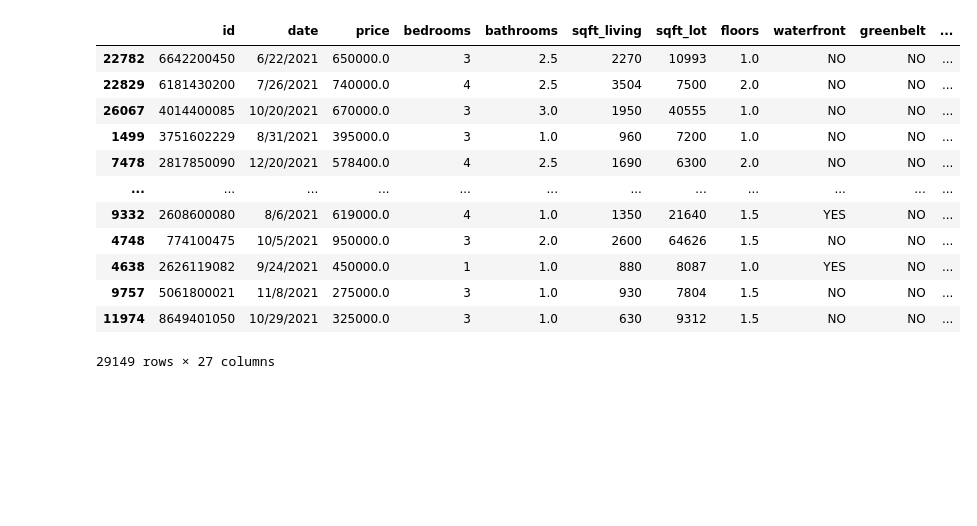
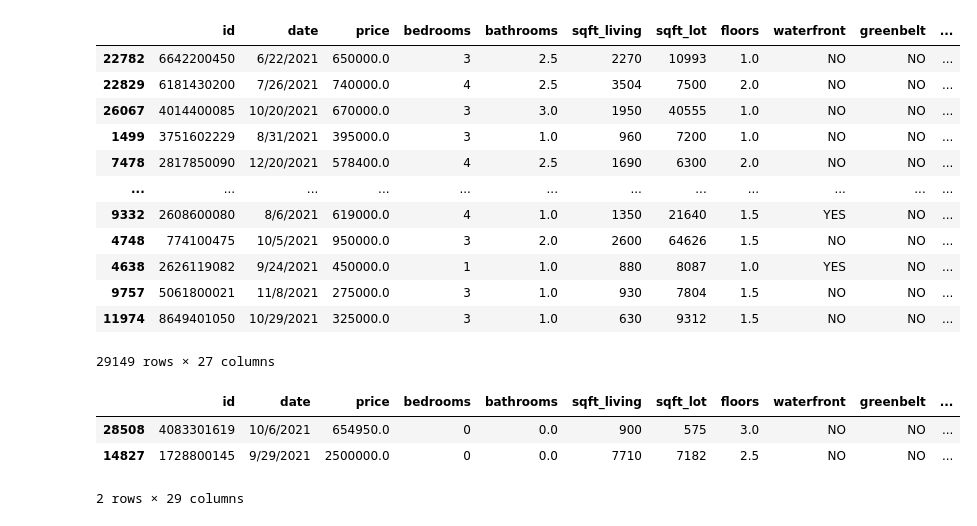
Before and after one commit to ewestrich/King-County-House-Sales, a Jupyter notebook: Eitan/Eitan Project 2 Notebook.ipynb, the cells around one changed output. Cells and saved outputs as stored; diff of their text form; code cells hidden in the pictures; blank space fills up the shorter version.

```diff
--- a/Eitan/Eitan Project 2 Notebook.ipynb
+++ b/Eitan/Eitan Project 2 Notebook.ipynb
@@ -284,4 +264,11 @@ data_kc['distance_to_amazon'] = data_kc['location'].apply(lambda x: geodesic(x,
 data_near_amzn = data_kc[data_kc['distance_to_amazon'] <= 3]
 # %%
 data_near_amzn_filt = data_near_amzn[data_near_amzn['price'] < 10000000]
+# %%
+data_near_amzn_filt[data_near_amzn_filt['bathrooms'] < 1]
+# %% [output]
+|  | id | date | price | bedrooms | bathrooms | sqft_living | sqft_lot | floors | waterfront | greenbelt | ... |
+| 28508 | 4083301619 | 10/6/2021 | 654950.0 | 0 | 0.0 | 900 | 575 | 3.0 | NO | NO | ... |
+| 14827 | 1728800145 | 9/29/2021 | 2500000.0 | 0 | 0.0 | 7710 | 7182 | 2.5 | NO | NO | ... |
+2 rows × 29 columns
 # %%
```
Also changed, not shown: parts of 56 cells of this notebook.
